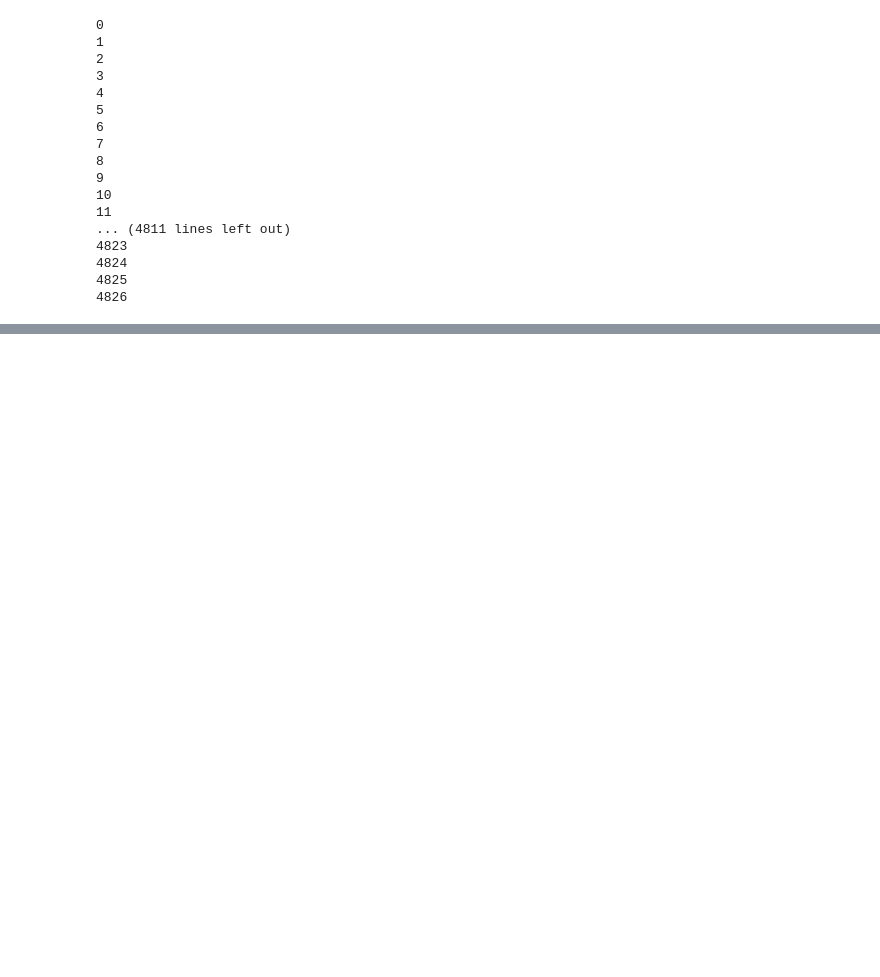
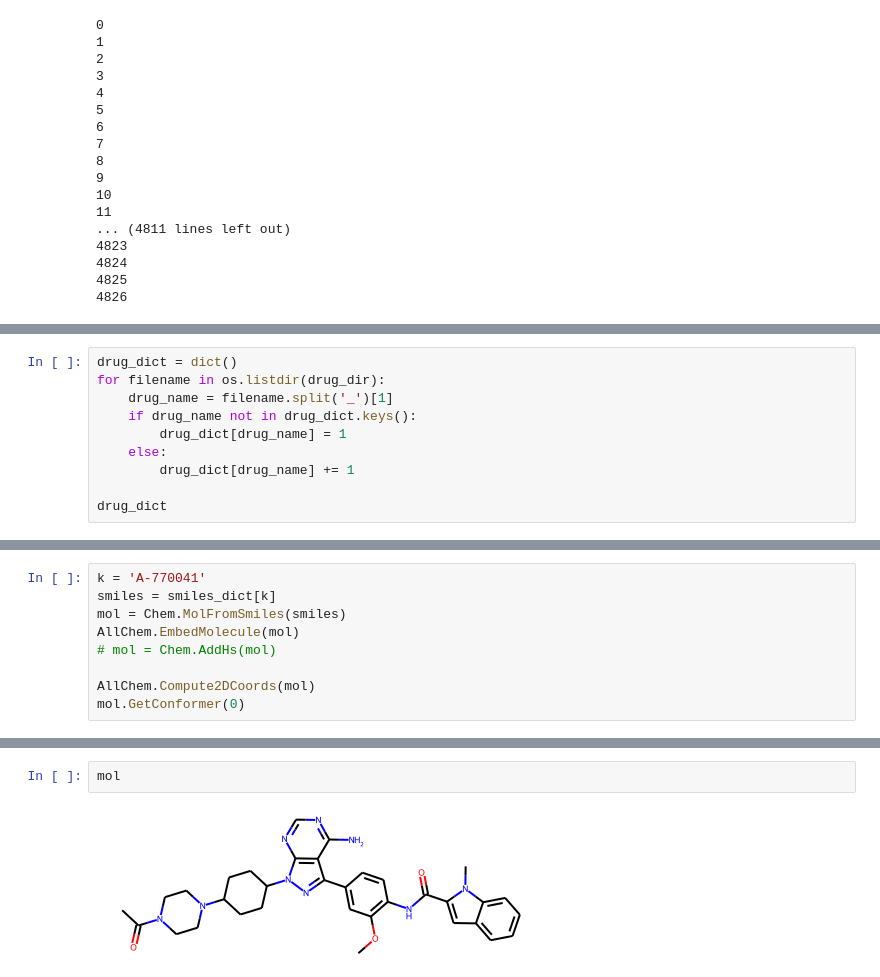
Before and after one commit to SCSE-Biomedical-Computing-Group/XGDP, a Jupyter notebook: explore_saliency.ipynb, the cells around one changed output, grey strips where cells are left out. Drawn from its saved outputs; the diff is of its cells as text; blank space fills up the shorter version.

```diff
--- a/explore_saliency.ipynb
+++ b/explore_saliency.ipynb
@@ -422,0 +525,10 @@ for idx, data in enumerate(test_loader):
+# %%
+drug_dict = dict()
+for filename in os.listdir(drug_dir):
+    drug_name = filename.split('_')[1]
+    if drug_name not in drug_dict.keys():
+        drug_dict[drug_name] = 1
+    else:
+        drug_dict[drug_name] += 1
+
+drug_dict
@@ -422,0 +836,9 @@ for idx, data in enumerate(test_loader):
+# %%
+k = 'A-770041'
+smiles = smiles_dict[k]
+mol = Chem.MolFromSmiles(smiles)
+AllChem.EmbedMolecule(mol)
+# mol = Chem.AddHs(mol)
+
+AllChem.Compute2DCoords(mol)
+mol.GetConformer(0)
@@ -422,0 +848,4 @@ for idx, data in enumerate(test_loader):
+# %%
+mol
+# %% [output]
+[figure, added]
```
Also changed, not shown: parts of 50 cells of this notebook, 2 other files.
